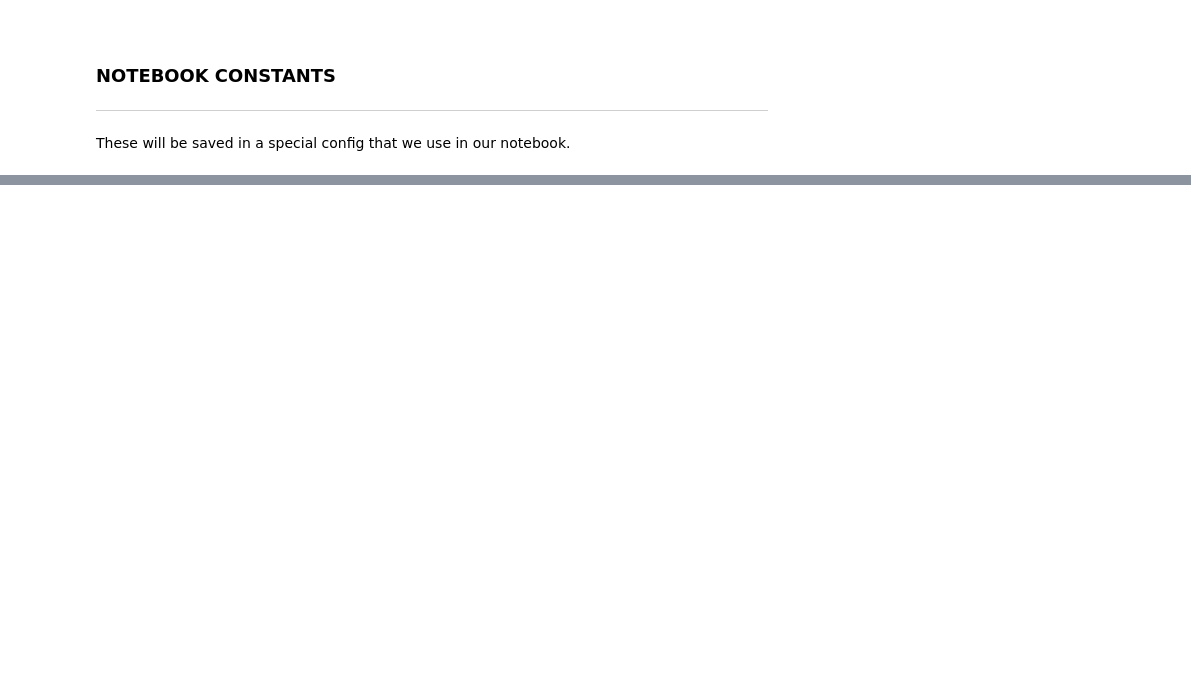
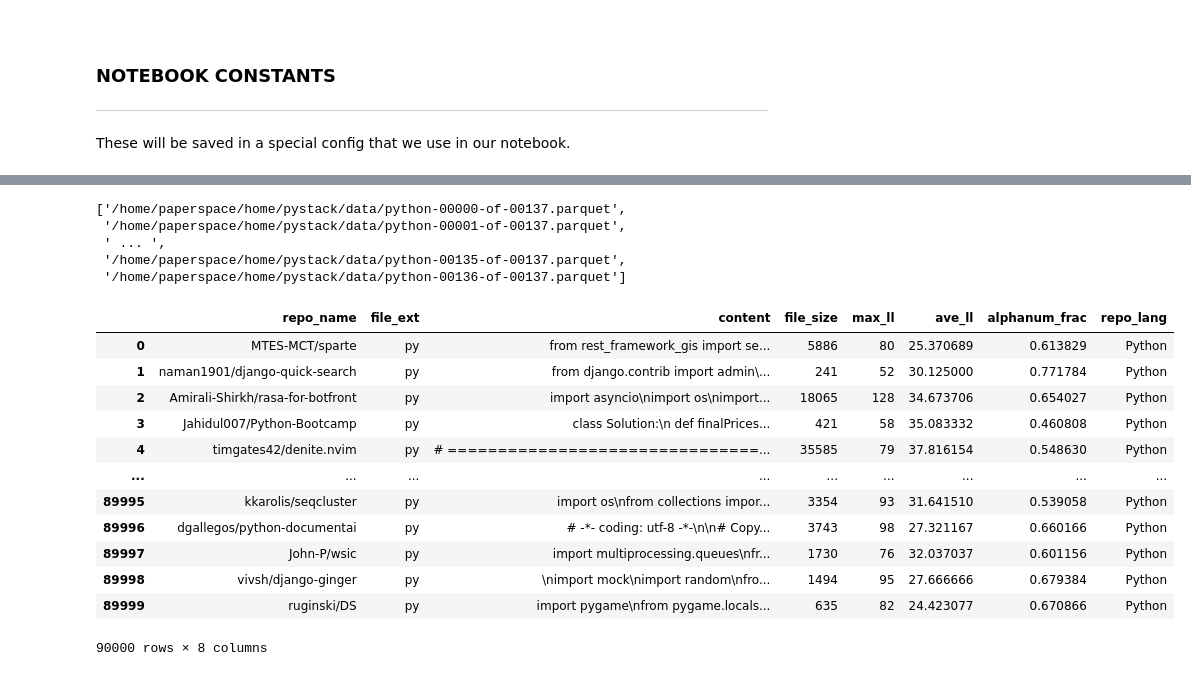
Before and after one commit to darien-schettler/pystack, a Jupyter notebook: notebooks/eda.ipynb, the cells around one changed output, grey strips where cells are left out. Saved outputs shown, nothing was run; the diff lists cells and outputs as text; code cells hidden in the pictures; blank space fills up the shorter version.

```diff
--- a/notebooks/eda.ipynb
+++ b/notebooks/eda.ipynb
@@ -118,7 +229,7 @@ DEBUG = True
 nb_config.add_attr("debug", DEBUG)
 
 # 2. Add file and path information
-nb_config.add_attr("project_dir", "/home/paperspace/home/python-stack")
+nb_config.add_attr("project_dir", "/home/paperspace/home/pystack")
 nb_config.add_attr("data_dir", os.path.join(nb_config.project_dir, "data"))
 nb_config.add_attr("working_dir", os.getcwd())
 
@@ -151,0 +297,29 @@ AttributeError: module 'params' has no attribute 'WANDB_PROJECT'
+# %%
+# Step 1 - Get all pq paths
+all_pq_paths = sorted(glob_pq_paths(nb_config.data_dir))
+display(all_pq_paths[:2]+[" ... ",]+all_pq_paths[-2:])
+
+# Step 2 - Open a single pq path to investigate for EDA purposes
+eda_demo_path = all_pq_paths[0]
+eda_df = open_pq_as_df(eda_demo_path)
+
+display(eda_df)
+# %% [output]
+['/home/paperspace/home/pystack/data/python-00000-of-00137.parquet',
+ '/home/paperspace/home/pystack/data/python-00001-of-00137.parquet',
+ ' ... ',
+ '/home/paperspace/home/pystack/data/python-00135-of-00137.parquet',
+ '/home/paperspace/home/pystack/data/python-00136-of-00137.parquet']
+|  | repo_name | file_ext | content | file_size | max_ll | ave_ll | alphanum_frac | repo_lang |
+| 0 | MTES-MCT/sparte | py | from rest_framework_gis import se... | 5886 | 80 | 25.370689 | 0.613829 | Python |
+| 1 | naman1901/django-quick-search | py | from django.contrib import admin\... | 241 | 52 | 30.125000 | 0.771784 | Python |
+| 2 | Amirali-Shirkh/rasa-for-botfront | py | import asyncio\nimport os\nimport... | 18065 | 128 | 34.673706 | 0.654027 | Python |
+| 3 | Jahidul007/Python-Bootcamp | py | class Solution:\n def finalPrices... | 421 | 58 | 35.083332 | 0.460808 | Python |
+| 4 | timgates42/denite.nvim | py | # ===============================... | 35585 | 79 | 37.816154 | 0.548630 | Python |
+| ... | ... | ... | ... | ... | ... | ... | ... | ... |
+| 89995 | kkarolis/seqcluster | py | import os\nfrom collections impor... | 3354 | 93 | 31.641510 | 0.539058 | Python |
+| 89996 | dgallegos/python-documentai | py | # -*- coding: utf-8 -*-\n\n# Copy... | 3743 | 98 | 27.321167 | 0.660166 | Python |
+| 89997 | John-P/wsic | py | import multiprocessing.queues\nfr... | 1730 | 76 | 32.037037 | 0.601156 | Python |
+| 89998 | vivsh/django-ginger | py | \nimport mock\nimport random\nfro... | 1494 | 95 | 27.666666 | 0.679384 | Python |
+| 89999 | ruginski/DS | py | import pygame\nfrom pygame.locals... | 635 | 82 | 24.423077 | 0.670866 | Python |
+90000 rows × 8 columns
```
Also changed, not shown: parts of 25 cells of this notebook, 52 other files.
